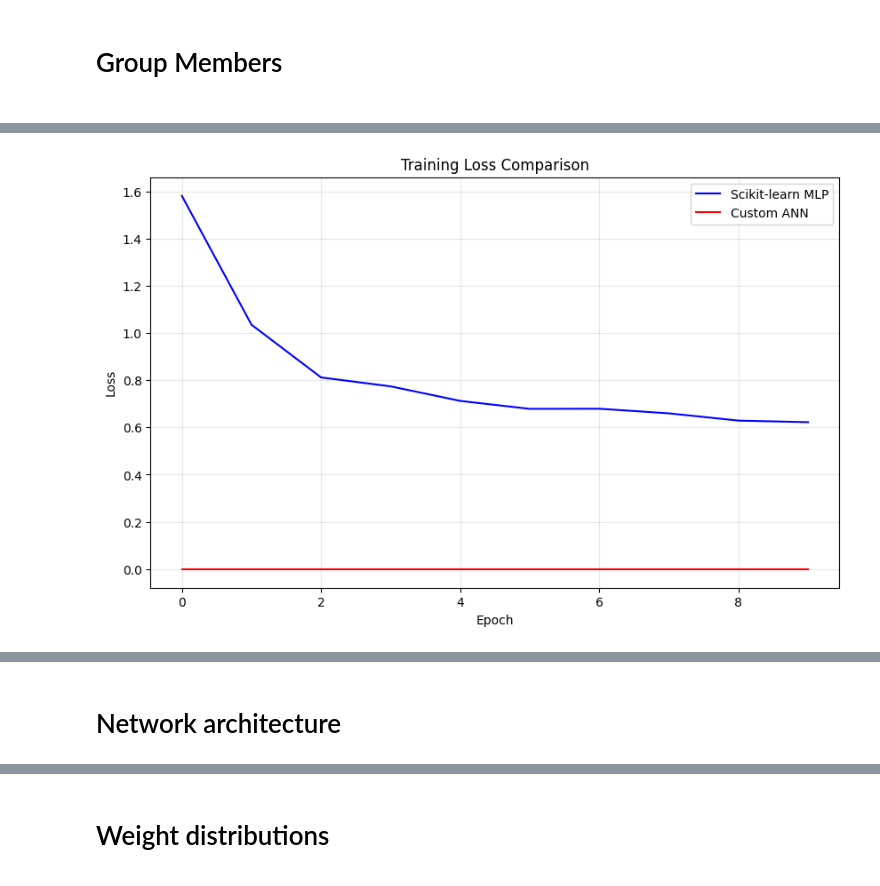
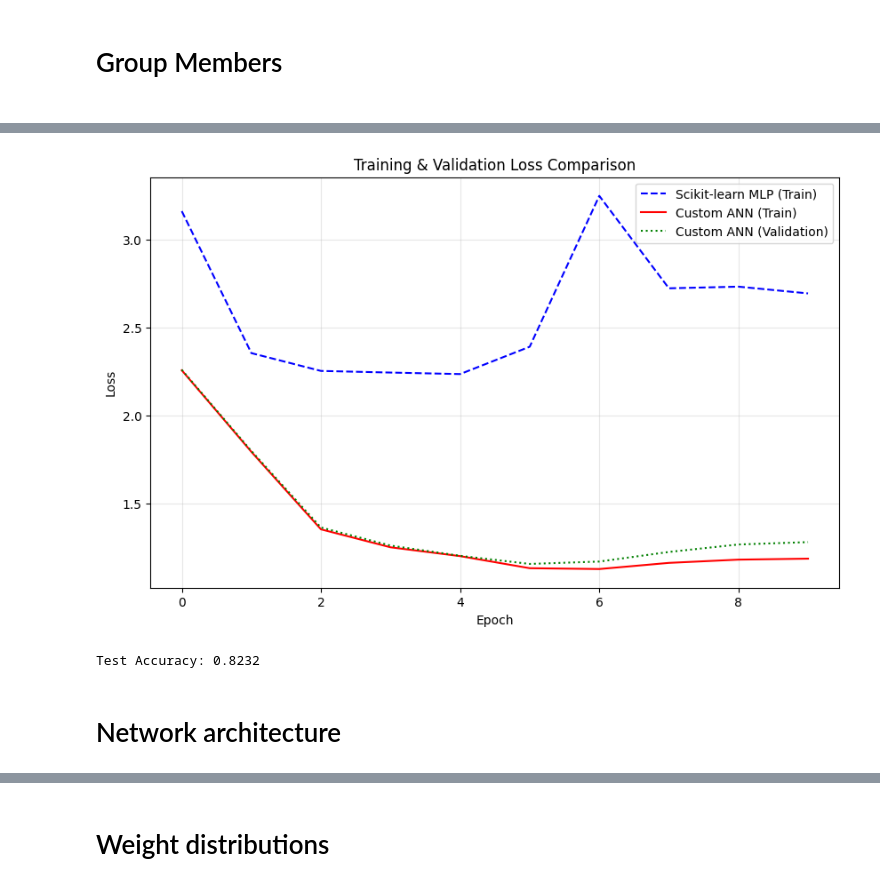
Before and after one commit to FrancescoMichael/Tubes1_ML, a Jupyter notebook: main.ipynb, the cells around one changed output, grey strips where cells are left out. Saved outputs shown, nothing was run; the diff lists cells and outputs as text; code cells hidden in the pictures.

```diff
--- a/main.ipynb
+++ b/main.ipynb
@@ -97,16 +68,12 @@ def train_custom_ann(config, X_train, y_train):
 # %%
-def plot_results(mlp_loss, custom_loss):
+def plot_results(mlp_loss, custom_train_loss, custom_val_loss):
     plt.figure(figsize=(10, 6))
-    plt.plot(mlp_loss, label='Scikit-learn MLP', color='blue')
-    plt.plot(custom_loss, label='Custom ANN', color='red')
-    plt.title('Training Loss Comparison')
+    plt.plot(mlp_loss, label='Scikit-learn MLP (Train)', color='blue', linestyle='--')
+    plt.plot(custom_train_loss, label='Custom ANN (Train)', color='red')
+    plt.plot(custom_val_loss, label='Custom ANN (Validation)', color='green', linestyle=':')
+    plt.title('Training & Validation Loss Comparison')
     plt.xlabel('Epoch')
     plt.ylabel('Loss')
     plt.legend()
     plt.grid(True, alpha=0.3)
     plt.show()
-# %%
-model = None
-
-X, y = load_data()
-X_train, X_test, y_train, y_test = preprocess_data(X, LabelEncoder().fit_transform(y))
@@ -167,4 +142,37 @@ Epoch 10/10, Loss: -0.0000
-# %%
-plot_results(mlp_loss, custom_loss)
-# %% [output]
-[figure, removed]
+# %%
+try:
+    print("\nTraining scikit-learn MLP...")
+    mlp_loss = train_sklearn_mlp(config, X_train, X_test, y_train, y_test)
+
+    print("\nTraining custom ANN...")
+    model = ANNScratch(**config)
+    model.fit(X_train, y_train, X_val=X_test, y_val=y_test)
+    model.save_model('saved_models/my_ann_model.pkl')
+
+    custom_train_loss = model.loss_y
+    custom_val_loss = model.validation_loss
+
+    y_pred = model.predict(X_test)
+
+    plot_results(mlp_loss, custom_train_loss, custom_val_loss)
+
+    # Evaluate predictions
+    if model.loss == "binary_cross_entropy":
+        y_pred_class = (y_pred > 0.5).astype(int)
+        accuracy = np.mean(y_pred_class == y_test)
+        print(f"Test Accuracy: {accuracy:.4f}")
+    elif model.loss == "categorical_cross_entropy":
+        y_pred_class = np.argmax(y_pred, axis=1)
+        y_test_class = np.argmax(y_test, axis=1)
+        accuracy = np.mean(y_pred_class == y_test_class)
+        print(f"Test Accuracy: {accuracy:.4f}")
+    else:
+        mse = np.mean((y_pred - y_test)**2)
+        print(f"Test MSE: {mse:.4f}")
+
+except KeyboardInterrupt:
+    print("\nTraining interrupted by user")
+except Exception as e:
+    print(f"\nError during training: {e}")
+    raise
+# %% [output]
@@ -171,7 +196,9 @@ plot_results(mlp_loss, custom_loss)
+[figure, added]
+Test Accuracy: 0.8232
+# %% [markdown]
+# Network architecture
 # %%
 visualizer = ANNVisualizer(model)
-# %% [markdown]
-# Network architecture
 # %%
 visualizer.visualize_network()
 # %% [output]
```
Also changed, not shown: parts of 17 cells of this notebook, 5 other files.
